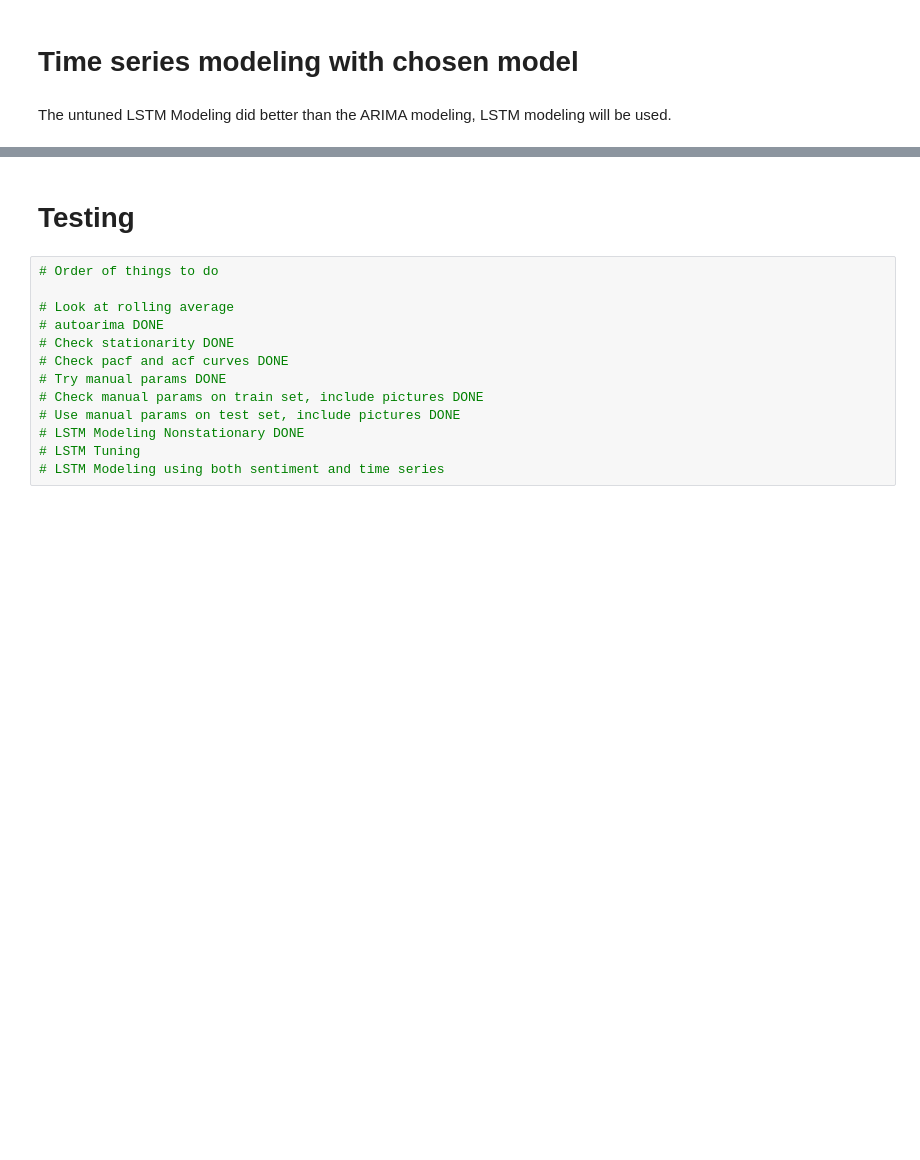
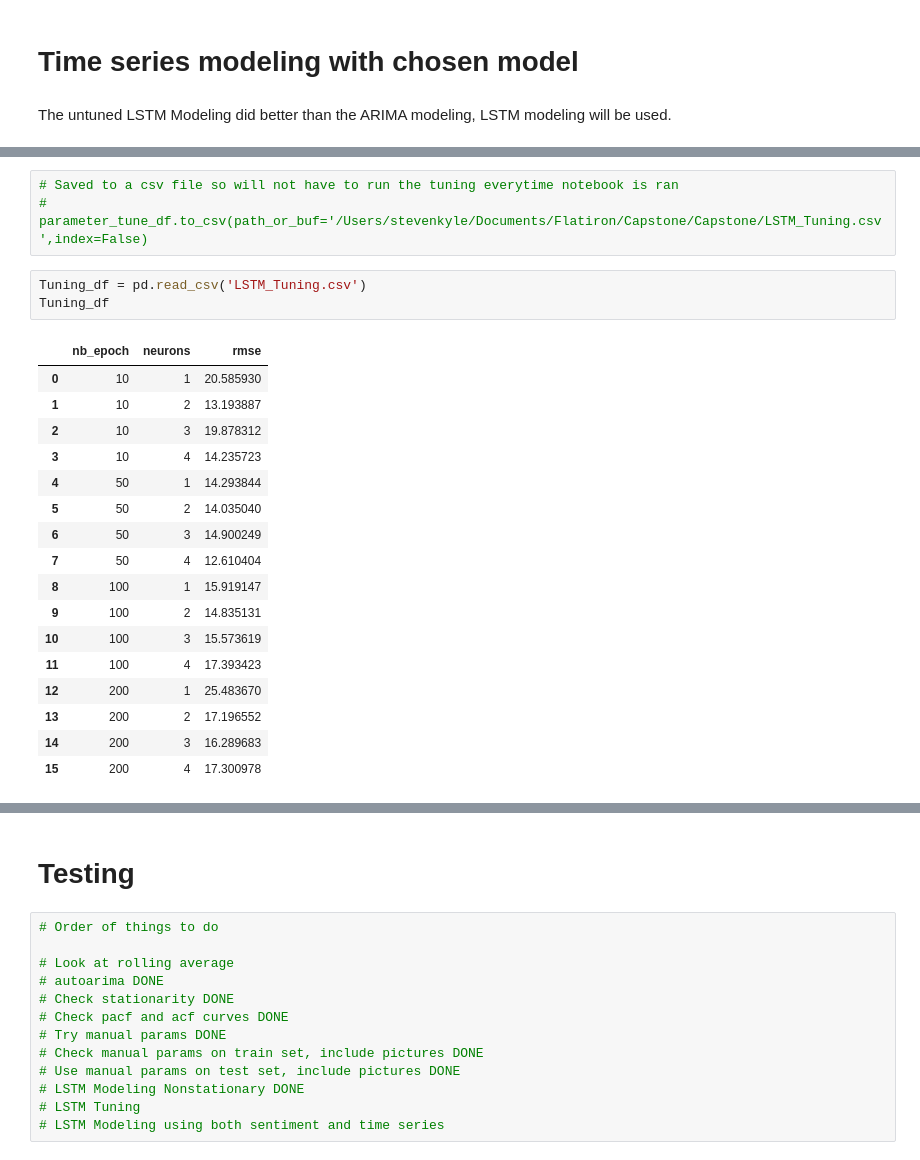
Before and after one commit to stevenkyle2013/Capstone, a Jupyter notebook: Main.ipynb, the cells around one changed output, grey strips where cells are left out. Saved outputs shown, nothing was run; the diff lists cells and outputs as text; blank space fills up the shorter version.

```diff
--- a/Main.ipynb
+++ b/Main.ipynb
@@ -1350,0 +1349,24 @@ parameter_tune_df = LSTM_Tuning(train_scaled = train_scaled, train = train,
+# %%
+# Saved to a csv file so will not have to run the tuning everytime notebook is ran
+# parameter_tune_df.to_csv(path_or_buf='/Users/stevenkyle/Documents/Flatiron/Capstone/Capstone/LSTM_Tuning.csv',index=False)
+# %%
+Tuning_df = pd.read_csv('LSTM_Tuning.csv')
+Tuning_df
+# %% [output]
+|  | nb_epoch | neurons | rmse |
+| 0 | 10 | 1 | 20.585930 |
+| 1 | 10 | 2 | 13.193887 |
+| 2 | 10 | 3 | 19.878312 |
+| 3 | 10 | 4 | 14.235723 |
+| 4 | 50 | 1 | 14.293844 |
+| 5 | 50 | 2 | 14.035040 |
+| 6 | 50 | 3 | 14.900249 |
+| 7 | 50 | 4 | 12.610404 |
+| 8 | 100 | 1 | 15.919147 |
+| 9 | 100 | 2 | 14.835131 |
+| 10 | 100 | 3 | 15.573619 |
+| 11 | 100 | 4 | 17.393423 |
+| 12 | 200 | 1 | 25.483670 |
+| 13 | 200 | 2 | 17.196552 |
+| 14 | 200 | 3 | 16.289683 |
+| 15 | 200 | 4 | 17.300978 |
```
Also changed, not shown: parts of 28 cells of this notebook, 2 other files.
